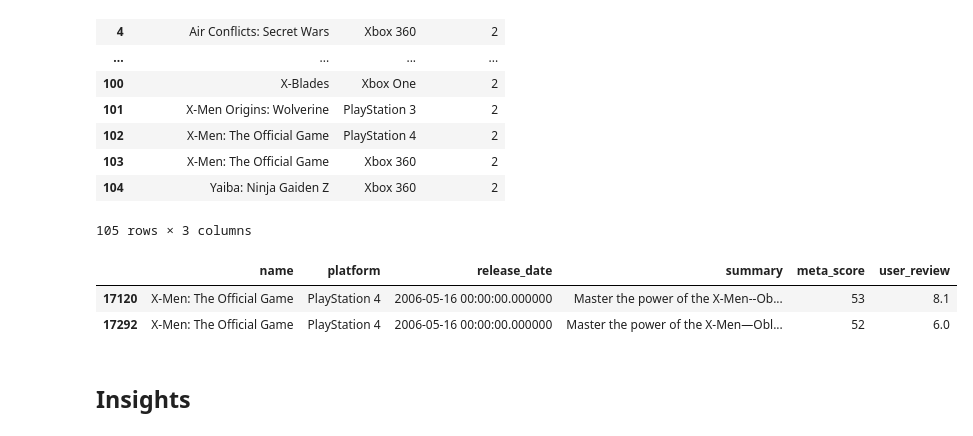
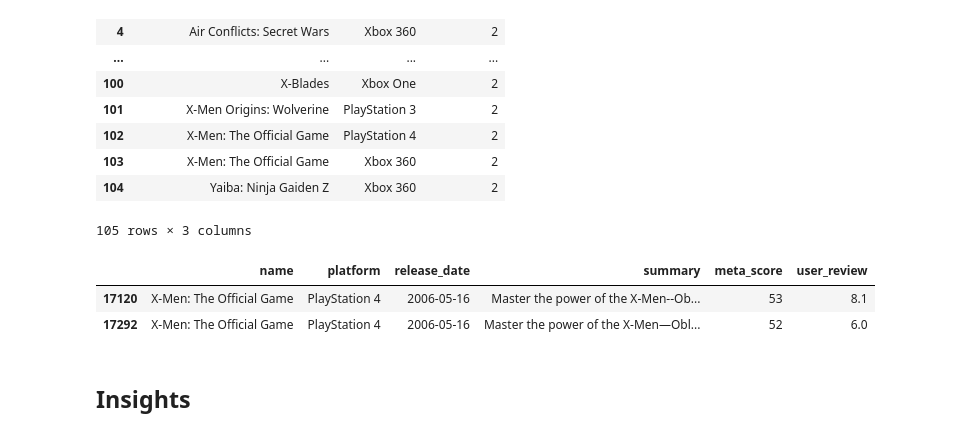
Before and after one commit to henrylin03/video-games, a Jupyter notebook: analysis.ipynb, the cells around one changed output. Drawn from its saved outputs; the diff is of its cells as text; code cells hidden in the pictures.

Commit message:
add inspection of duplicates

```diff
--- a/analysis.ipynb
+++ b/analysis.ipynb
@@ -96,16 +74,0 @@ array([' Nintendo 64', ' PlayStation', ' PlayStation 3', ' Dreamcast',
-# %%
-vg_df = pd.read_sql_query(
-    """
-                SELECT name,
-                    TRIM(platform) platform,
-                    release_date,
-                    summary,
-                    meta_score,
-                    user_review
-                FROM vg""",
-    engine,
-)
-
-# update `vg` SQL table and inspect
-vg_df.to_sql("vg", engine, if_exists="replace", index=False)
-vg_df.platform.unique()
@@ -117,0 +75,8 @@ array(['Nintendo 64', 'PlayStation', 'PlayStation 3', 'Dreamcast',
+# %%
+vg_df = vg_df.applymap(
+    lambda x: x.strip().replace(r"^\t+", "") if isinstance(x, str) else x
+)
+
+# update `vg` SQL table and inspect
+vg_df.to_sql("vg", engine, if_exists="replace", index=False)
+vg_df.platform.unique()
@@ -275,13 +247,11 @@ pd.read_sql_query(
 | 104 | Yaiba: Ninja Gaiden Z | Xbox 360 | 2 |
 105 rows × 3 columns
 # %%
-vg_df[
-    (vg_df.name == "X-Men: The Official Game") & (vg_df.platform == "PlayStation 4")
-]
+vg_df[(vg_df.name == "X-Men: The Official Game") & (vg_df.platform == "PlayStation 4")]
 # %% [output]
 |  | name | platform | release_date | summary | meta_score | user_review |
-| 17120 | X-Men: The Official Game | PlayStation 4 | 2006-05-16 00:00:00.000000 | Master the power of the X-Men--Ob... | 53 | 8.1 |
-| 17292 | X-Men: The Official Game | PlayStation 4 | 2006-05-16 00:00:00.000000 | Master the power of the X-Men—Obl... | 52 | 6.0 |
+| 17120 | X-Men: The Official Game | PlayStation 4 | 2006-05-16 | Master the power of the X-Men--Ob... | 53 | 8.1 |
+| 17292 | X-Men: The Official Game | PlayStation 4 | 2006-05-16 | Master the power of the X-Men—Obl... | 52 | 6.0 |
 # %% [markdown]
 ## Insights
 # %% [markdown]
```
Also changed, not shown: parts of 17 cells of this notebook.
